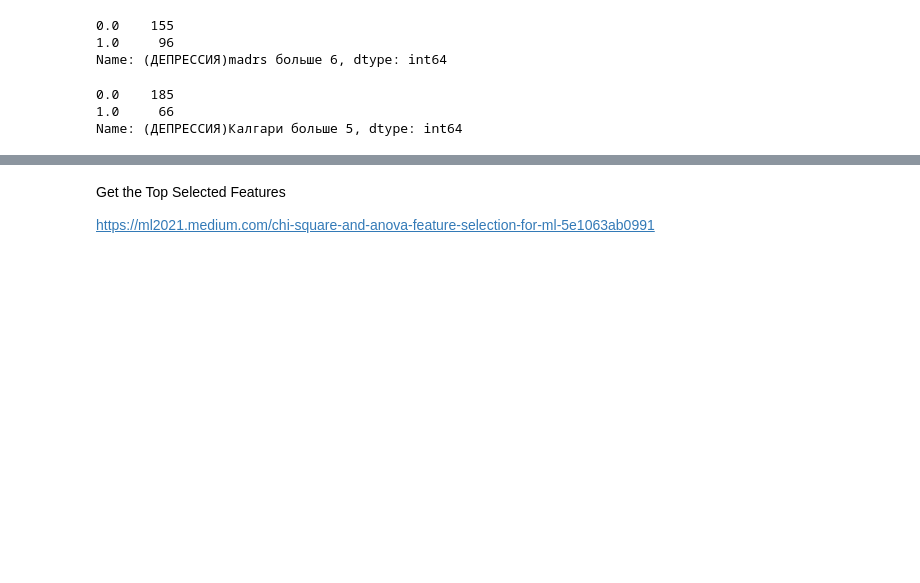
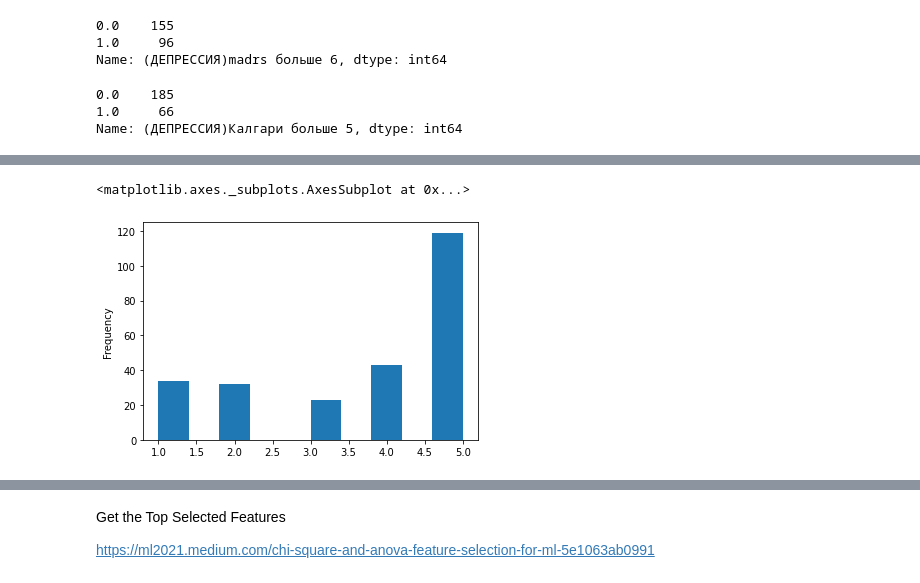
Before and after one commit to Nikitaion/mental_disorders, a Jupyter notebook: mental_disorders.ipynb, the cells around one changed output, grey strips where cells are left out. Saved outputs shown, nothing was run; the diff lists cells and outputs as text; code cells hidden in the pictures; blank space fills up the shorter version.

```diff
--- a/mental_disorders.ipynb
+++ b/mental_disorders.ipynb
@@ -315,0 +343,5 @@ X = data.drop(columns=['(СОН)psqi больше 6', '(ТРЕВОГА)Гаии
+# %%
+X['Удовлетворенность семеными отношениями'].plot.hist()
+# %% [output]
+<matplotlib.axes._subplots.AxesSubplot at 0x...>
+[figure, added]
```
Also changed, not shown: parts of 65 cells of this notebook.
